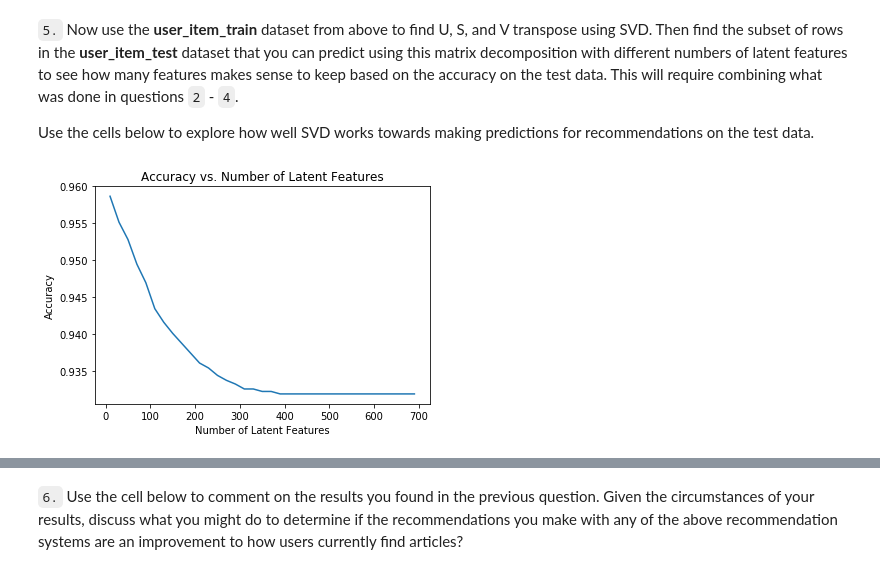
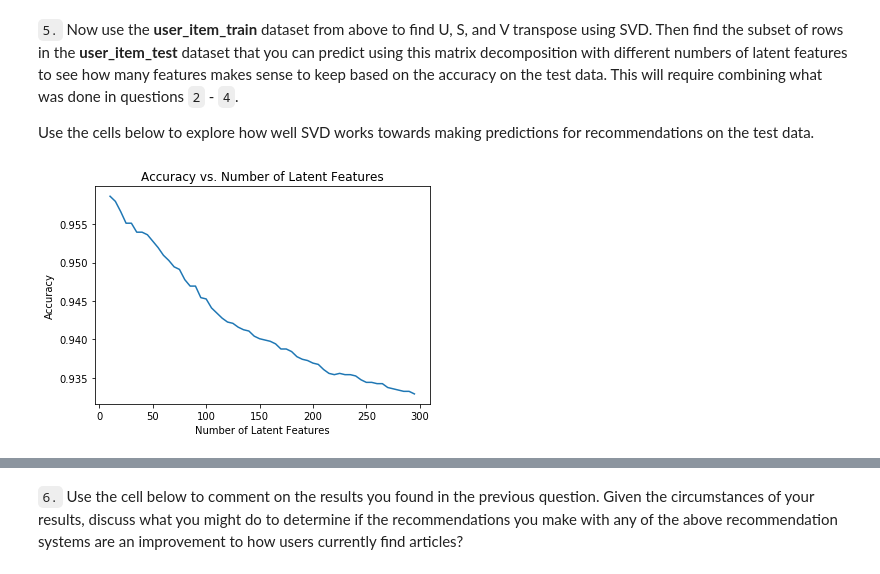
Before and after one commit to manish0013/udacity_recommender_engine, a Jupyter notebook: Recommendations_with_IBM.ipynb, the cells around one changed output, grey strips where cells are left out. Saved outputs shown, nothing was run; the diff lists cells and outputs as text; code cells hidden in the pictures.

```diff
--- a/Recommendations_with_IBM.ipynb
+++ b/Recommendations_with_IBM.ipynb
@@ -891,27 +886,34 @@ common_user = ((list(set(test_idx).intersection(df_train.user_id.values))))
 # %%
 flt_user_item_test = user_item_test[user_item_test.index.isin(common_user)]
 # %%
-num_latent_feats = np.arange(10,700 + 10,20)
+num_latent_feats = np.arange(10,300,5)
 sum_errs = []
-
+_list_precision = []
+_list_recall = []
+_list_f1_score = []
 for k in num_latent_feats:
     # restructure with k latent features
     s_new, u_new, vt_new = np.diag(s_train[:k]),u_train[user_item_train.index.isin(common_user), :k],vt_train[:k, user_item_train.columns.get_level_values(1).isin(user_item_test.columns.get_level_values(1))]
 
     # take dot product
     user_item_est = np.around(np.dot(np.dot(u_new, s_new), vt_new))
 
     # compute error for each prediction to actual value
     diffs = np.subtract(flt_user_item_test, user_item_est)
-
+    precision = precision_recall_fscore_support(user_item_est,flt_user_item_test,average='weighted')[0]
+    recall = precision_recall_fscore_support(user_item_est,flt_user_item_test,average='weighted')[1]
+    f1_score = precision_recall_fscore_support(user_item_est,flt_user_item_test,average='weighted')[2]
+    _list_precision.append(precision)
+    _list_recall.append(recall)
+    _list_f1_score.append(f1_score)
     # total errors and keep track of them
     err = np.sum(np.sum(np.abs(diffs)))
     sum_errs.append(err)
 
 
 plt.plot(num_latent_feats, 1 - np.array(sum_errs)/df_test.shape[0]);
 plt.xlabel('Number of Latent Features');
 plt.ylabel('Accuracy');
 plt.title('Accuracy vs. Number of Latent Features');
 # %% [output]
-[figure, old version]
+[figure, new version]
```
Also changed, not shown: parts of 11 cells of this notebook.
